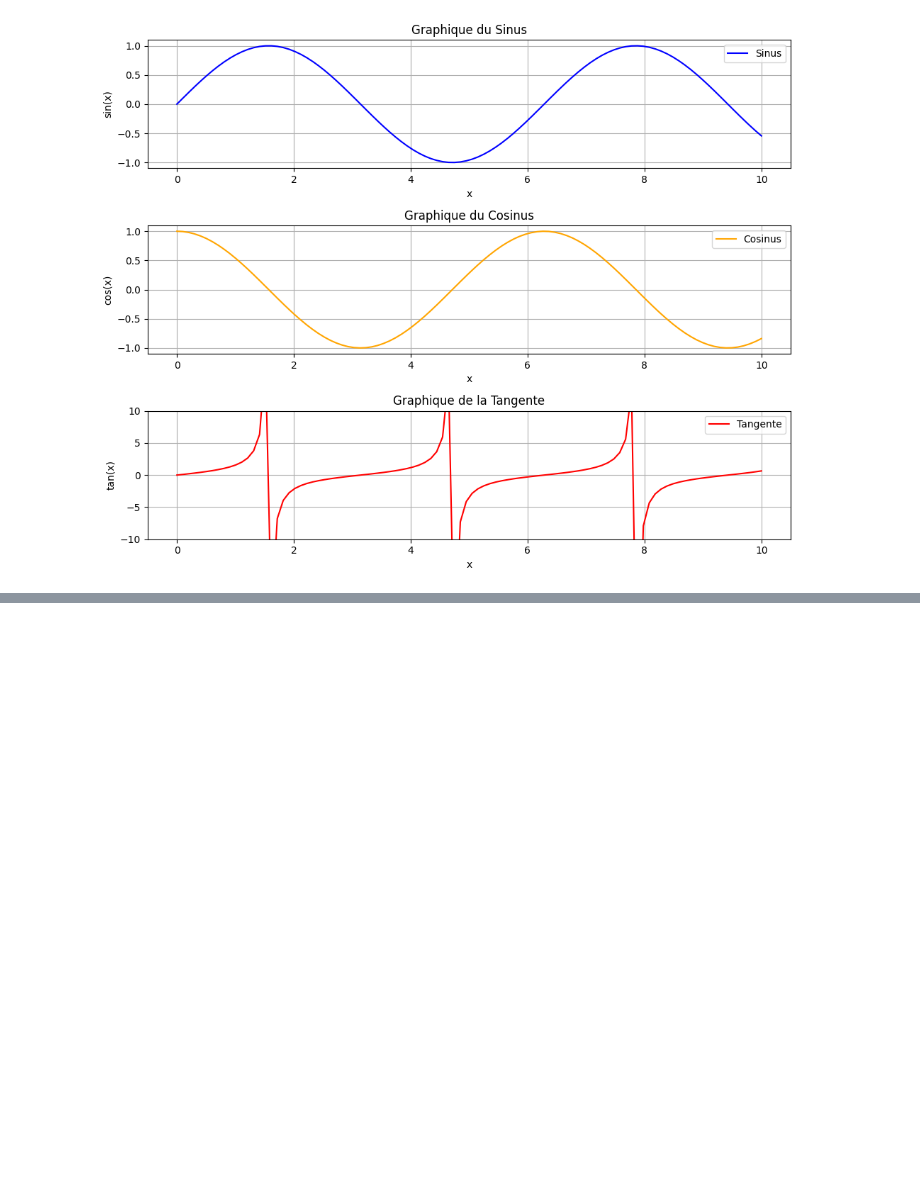
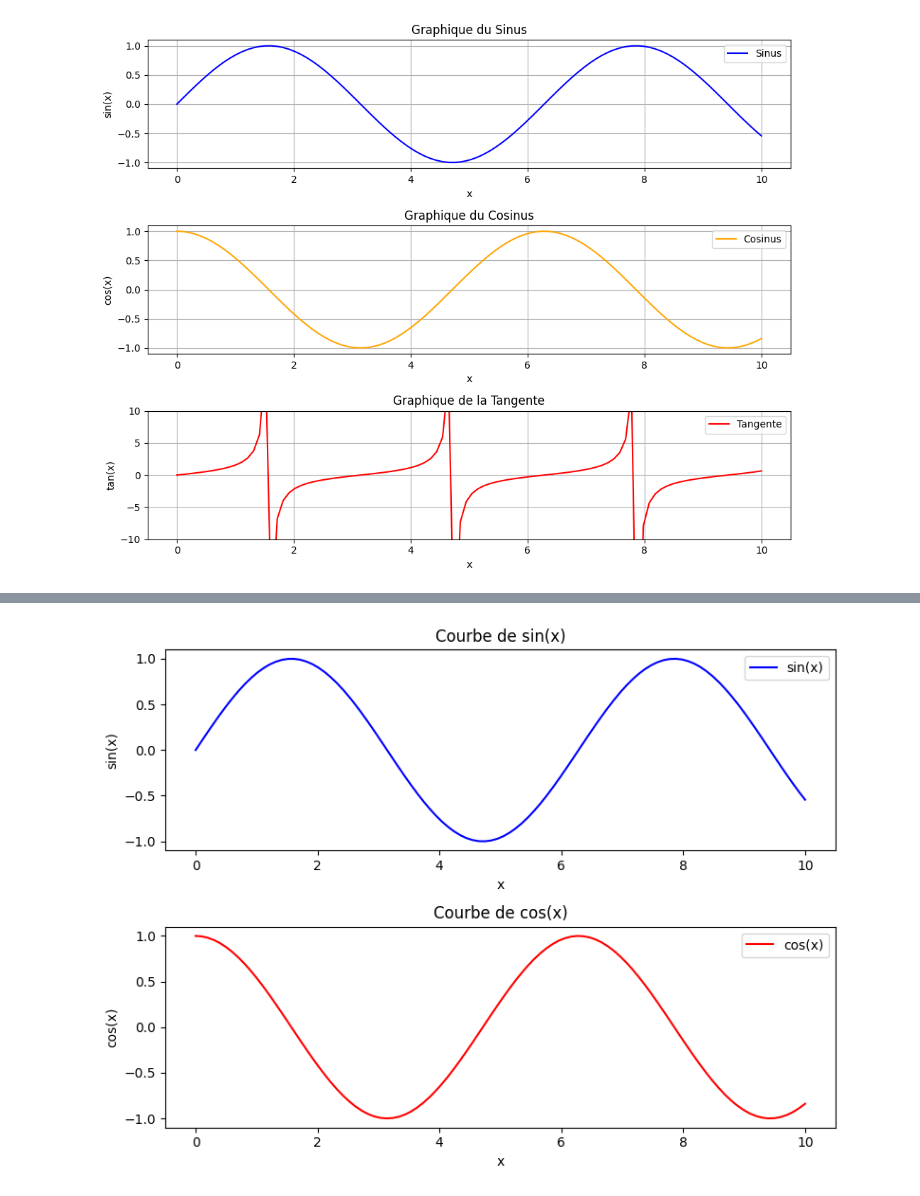
Before and after one commit to mohameml/machine_learning, a Jupyter notebook: Coures/02_biblotheque_de_base/02_matplotlib/examples/examples.ipynb, the cells around one changed output, grey strips where cells are left out. Drawn from its saved outputs; the diff is of its cells as text; code cells hidden in the pictures; blank space fills up the shorter version.

```diff
--- a/Coures/02_biblotheque_de_base/02_matplotlib/examples/examples.ipynb
+++ b/Coures/02_biblotheque_de_base/02_matplotlib/examples/examples.ipynb
@@ -108,0 +123,31 @@ plt.show()
+# %%
+import matplotlib.pyplot as plt
+import numpy as np
+
+# Génération des données
+x = np.linspace(0, 10, 100)
+y1 = np.sin(x)
+y2 = np.cos(x)
+
+# Création de la figure et des axes
+fig, (ax1, ax2) = plt.subplots(2, 1, figsize=(8, 6))
+
+# Tracé sur le premier subplot (ax1)
+ax1.plot(x, y1, color="blue", label="sin(x)")
+ax1.set_title("Courbe de sin(x)")       # Titre pour le premier graphique
+ax1.set_xlabel("x")                     # Label de l'axe x
+ax1.set_ylabel("sin(x)")                # Label de l'axe y
+ax1.legend()                            # Ajout de la légende
+
+# Tracé sur le deuxième subplot (ax2)
+ax2.plot(x, y2, color="red", label="cos(x)")
+ax2.set_title("Courbe de cos(x)")       # Titre pour le deuxième graphique
+ax2.set_xlabel("x")                     # Label de l'axe x
+ax2.set_ylabel("cos(x)")                # Label de l'axe y
+ax2.legend()                            # Ajout de la légende
+
+# Affichage de la figure
+plt.tight_layout()  # Ajuste automatiquement l'espacement entre les subplots
+plt.show()
+# %% [output]
+[figure, added]
```
Also changed, not shown: parts of 25 cells of this notebook, 16 other files.
